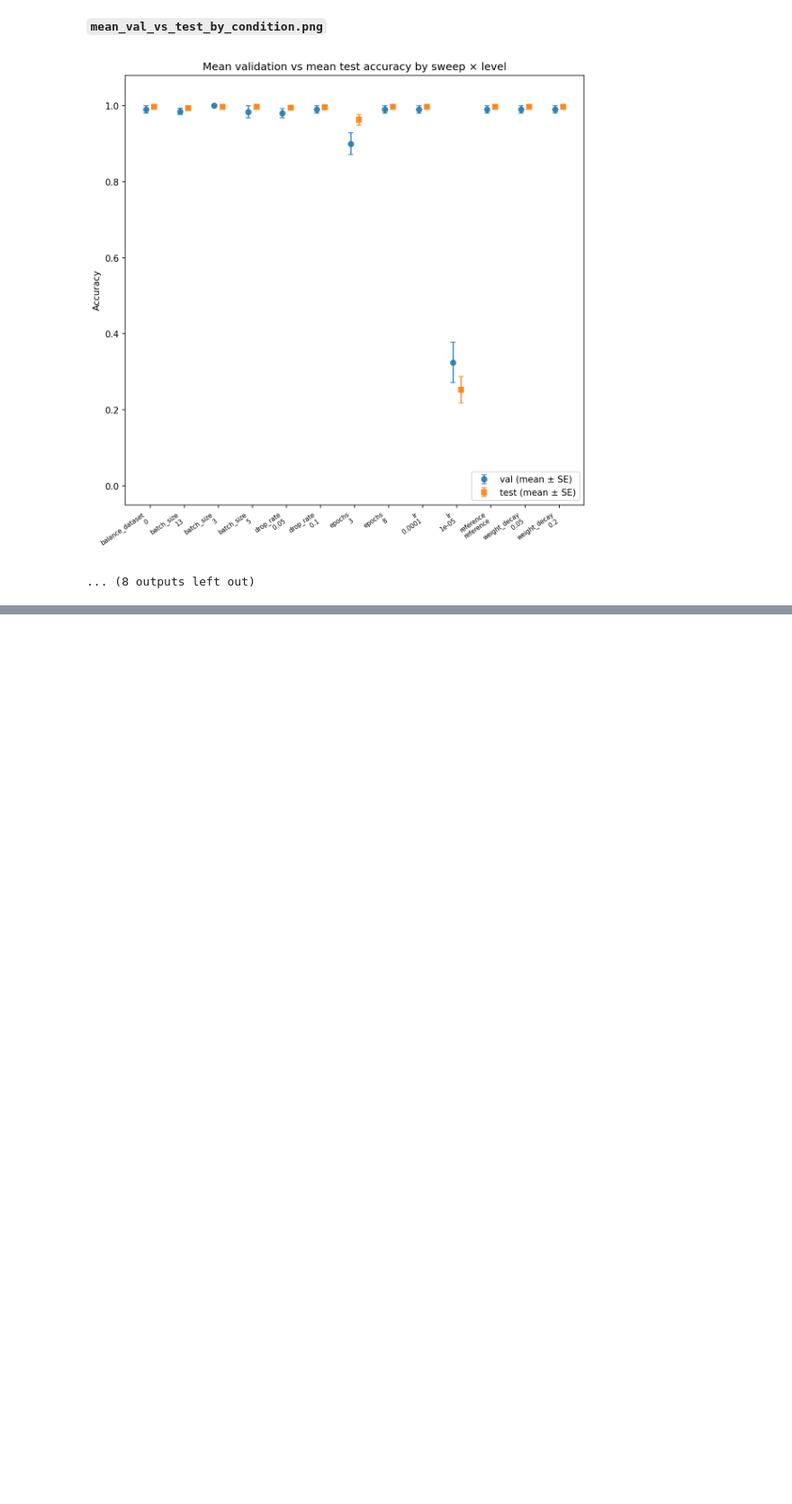
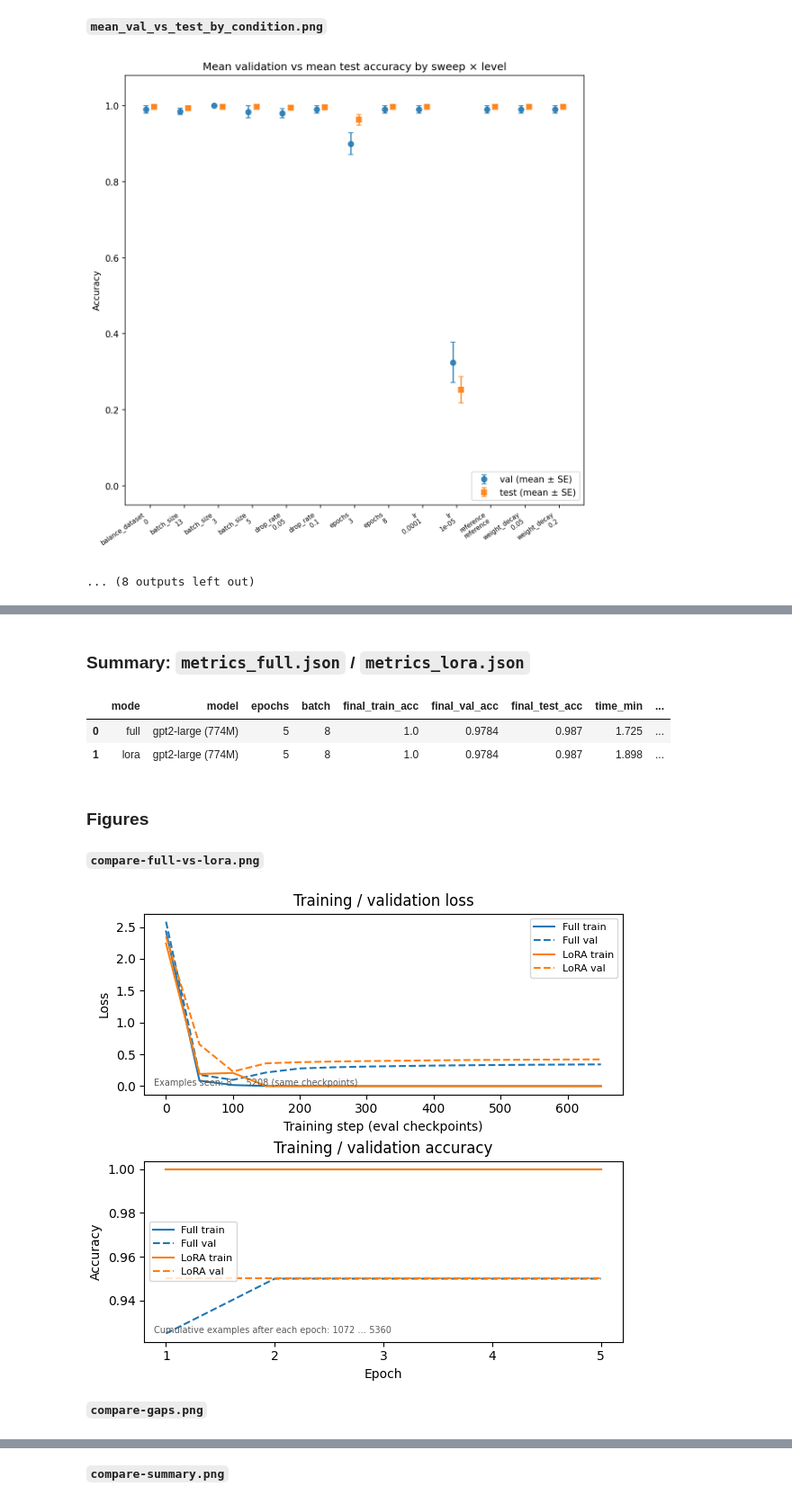
Before and after one commit to Ethan-Howlett/llm-from-scratch, a Jupyter notebook: final_project/class_finetune.ipynb, the cells around one changed output, grey strips where cells are left out. Shown at 90% size. Cells and saved outputs as stored; diff of their text form; code cells hidden in the pictures; blank space fills up the shorter version.

```diff
--- a/final_project/class_finetune.ipynb
+++ b/final_project/class_finetune.ipynb
@@ -190,0 +218,72 @@ _… 26 more rows_
+# %%
+import json
+from pathlib import Path
+
+from IPython.display import Image, Markdown, display
+import pandas as pd
+
+compare_dir = Path("compare_finetune_output")
+full_path = compare_dir / "metrics_full.json"
+lora_path = compare_dir / "metrics_lora.json"
+
+if not full_path.is_file() or not lora_path.is_file():
+    display(
+        Markdown(
+            "_Missing `compare_finetune_output/metrics_full.json` or `metrics_lora.json`. "
+            "From this folder run e.g. "
+            "`python compare_finetuning.py --sequential --gpu-full 0 --gpu-lora 0` "
+            "(two GPUs: omit `--sequential` and set `--gpu-full` / `--gpu-lora`)._"
+        )
+    )
+else:
+    with open(full_path, encoding="utf-8") as f:
+        full = json.load(f)
+    with open(lora_path, encoding="utf-8") as f:
+        lora = json.load(f)
+
+    rows = [
+        {
+            "mode": "full",
+            "model": full["model_size"],
+            "epochs": full["num_epochs"],
+            "batch": full["batch_size"],
+            "final_train_acc": round(full["final_train_accuracy"], 4),
+            "final_val_acc": round(full["final_val_accuracy"], 4),
+            "final_test_acc": round(full["final_test_accuracy"], 4),
+            "time_min": round(full["time_minutes"], 3),
+            "last_val_loss": round(full["val_losses"][-1], 4),
+        },
+        {
+            "mode": "lora",
+            "model": lora["model_size"],
+            "epochs": lora["num_epochs"],
+            "batch": lora["batch_size"],
+            "final_train_acc": round(lora["final_train_accuracy"], 4),
+            "final_val_acc": round(lora["final_val_accuracy"], 4),
+            "final_test_acc": round(lora["final_test_accuracy"], 4),
+            "time_min": round(lora["time_minutes"], 3),
+            "last_val_loss": round(lora["val_losses"][-1], 4),
+            "lora_rank": lora.get("lora_rank", ""),
+            "lora_alpha": lora.get("lora_alpha", ""),
+        },
+    ]
+    display(Markdown("### Summary: `metrics_full.json` / `metrics_lora.json`"))
+    display(pd.DataFrame(rows))
+
+    pngs = sorted(compare_dir.glob('*.png'))
+if pngs:
+    display(Markdown('### Figures'))
+    for p in pngs:
+        display(Markdown(f'**`{p.name}`**'))
+        display(Image(filename=str(p)))
+else:
+    display(Markdown('_No PNGs in `stats_output/` — run `python run_stats.py` to generate plots._'))
+# %% [output]
+### Summary: `metrics_full.json` / `metrics_lora.json`
+|  | mode | model | epochs | batch | final_train_acc | final_val_acc | final_test_acc | time_min | ... |
+| 0 | full | gpt2-large (774M) | 5 | 8 | 1.0 | 0.9784 | 0.987 | 1.725 | ... |
+| 1 | lora | gpt2-large (774M) | 5 | 8 | 1.0 | 0.9784 | 0.987 | 1.898 | ... |
+### Figures
+**`compare-full-vs-lora.png`**
+[figure, added]
+**`compare-gaps.png`**
@@ -190,0 +291 @@ _… 26 more rows_
+**`compare-summary.png`**
```
Also changed, not shown: parts of 15 cells of this notebook, 20 other files.
